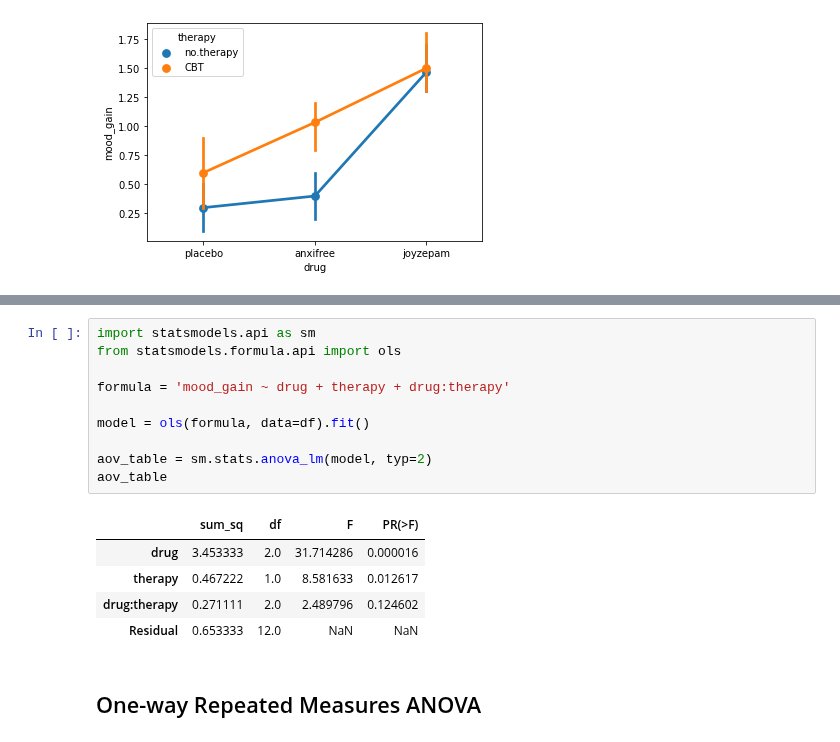
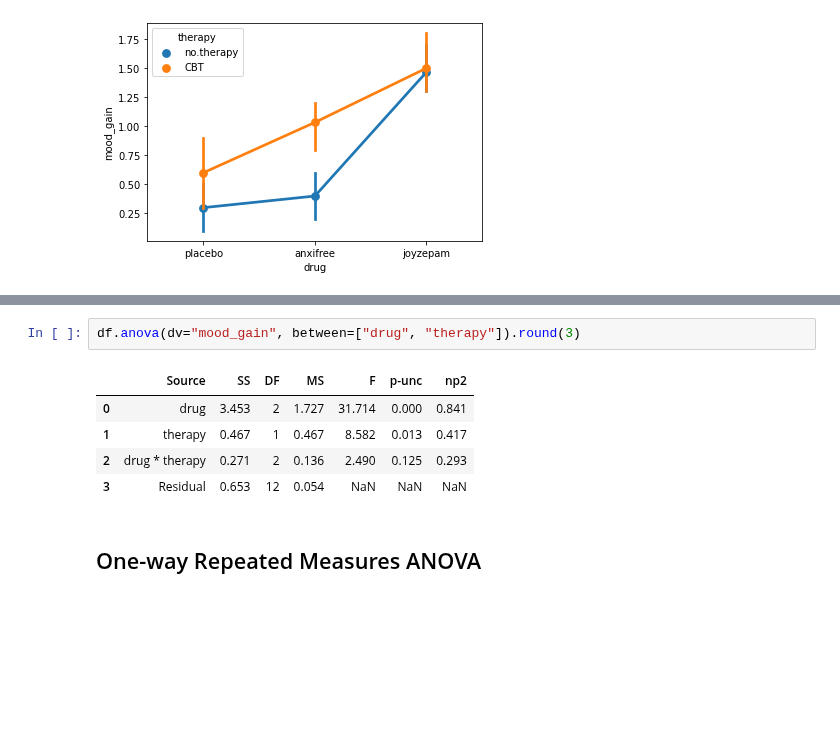
Before and after one commit to ethanweed/ExPsyLing, a Jupyter notebook: 2021/Notebooks/ANOVA_notebook1.ipynb, the cells around one changed output, grey strips where cells are left out. Cells and saved outputs as stored; diff of their text form; blank space fills up the shorter version.

```diff
--- a/2021/Notebooks/ANOVA_notebook1.ipynb
+++ b/2021/Notebooks/ANOVA_notebook1.ipynb
@@ -67,19 +48,11 @@ aov_table
-# %%
-import statsmodels.api as sm
-from statsmodels.formula.api import ols
-
-formula = 'mood_gain ~ drug + therapy + drug:therapy'
-
-model = ols(formula, data=df).fit()
-
-aov_table = sm.stats.anova_lm(model, typ=2)
-aov_table
-# %% [output]
-|  | sum_sq | df | F | PR(>F) |
-| drug | 3.453333 | 2.0 | 31.714286 | 0.000016 |
-| therapy | 0.467222 | 1.0 | 8.581633 | 0.012617 |
-| drug:therapy | 0.271111 | 2.0 | 2.489796 | 0.124602 |
-| Residual | 0.653333 | 12.0 | NaN | NaN |
+# %%
+df.anova(dv="mood_gain", between=["drug", "therapy"]).round(3)
+# %% [output]
+|  | Source | SS | DF | MS | F | p-unc | np2 |
+| 0 | drug | 3.453 | 2 | 1.727 | 31.714 | 0.000 | 0.841 |
+| 1 | therapy | 0.467 | 1 | 0.467 | 8.582 | 0.013 | 0.417 |
+| 2 | drug * therapy | 0.271 | 2 | 0.136 | 2.490 | 0.125 | 0.293 |
+| 3 | Residual | 0.653 | 12 | 0.054 | NaN | NaN | NaN |
 # %% [markdown]
 ## One-way Repeated Measures ANOVA
 # %%
```
Also changed, not shown: parts of 14 cells of this notebook.
